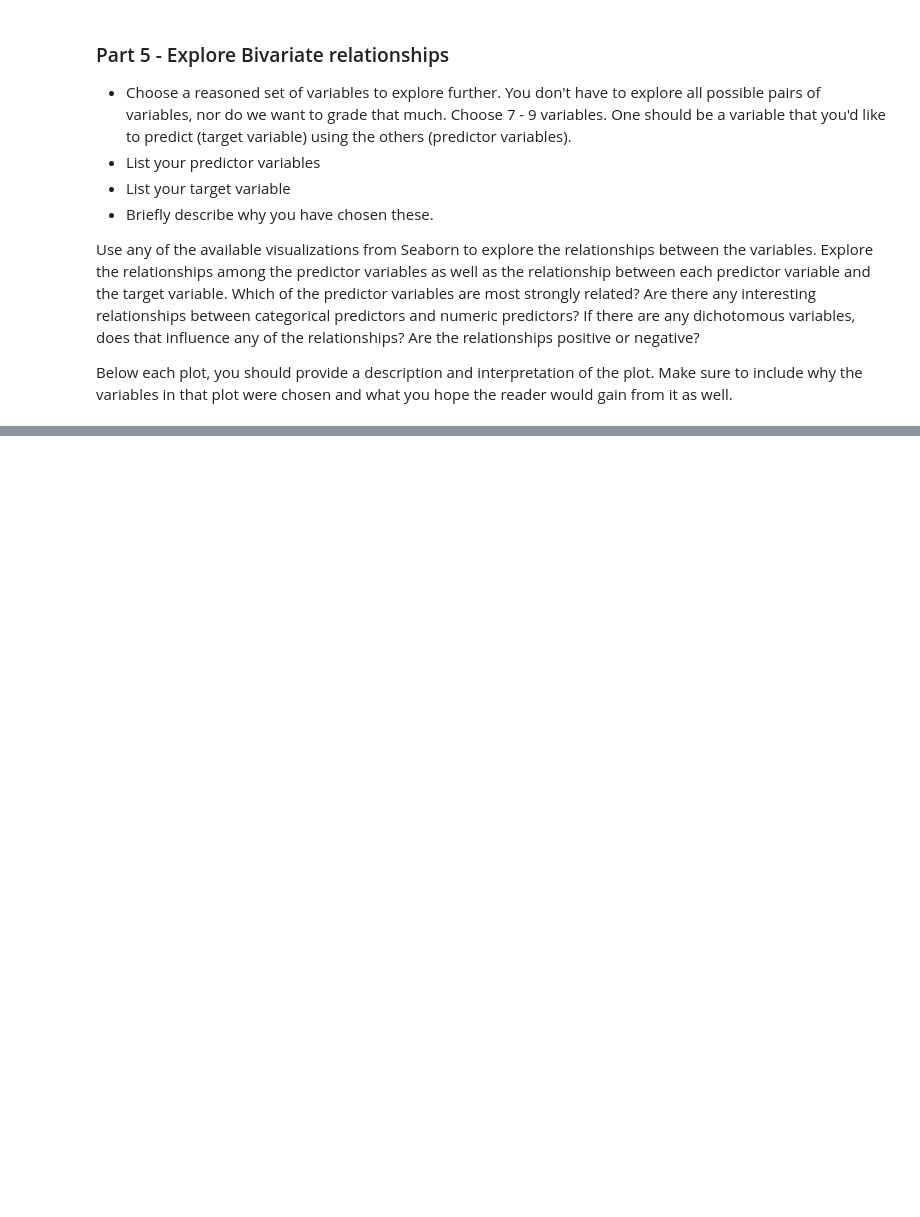
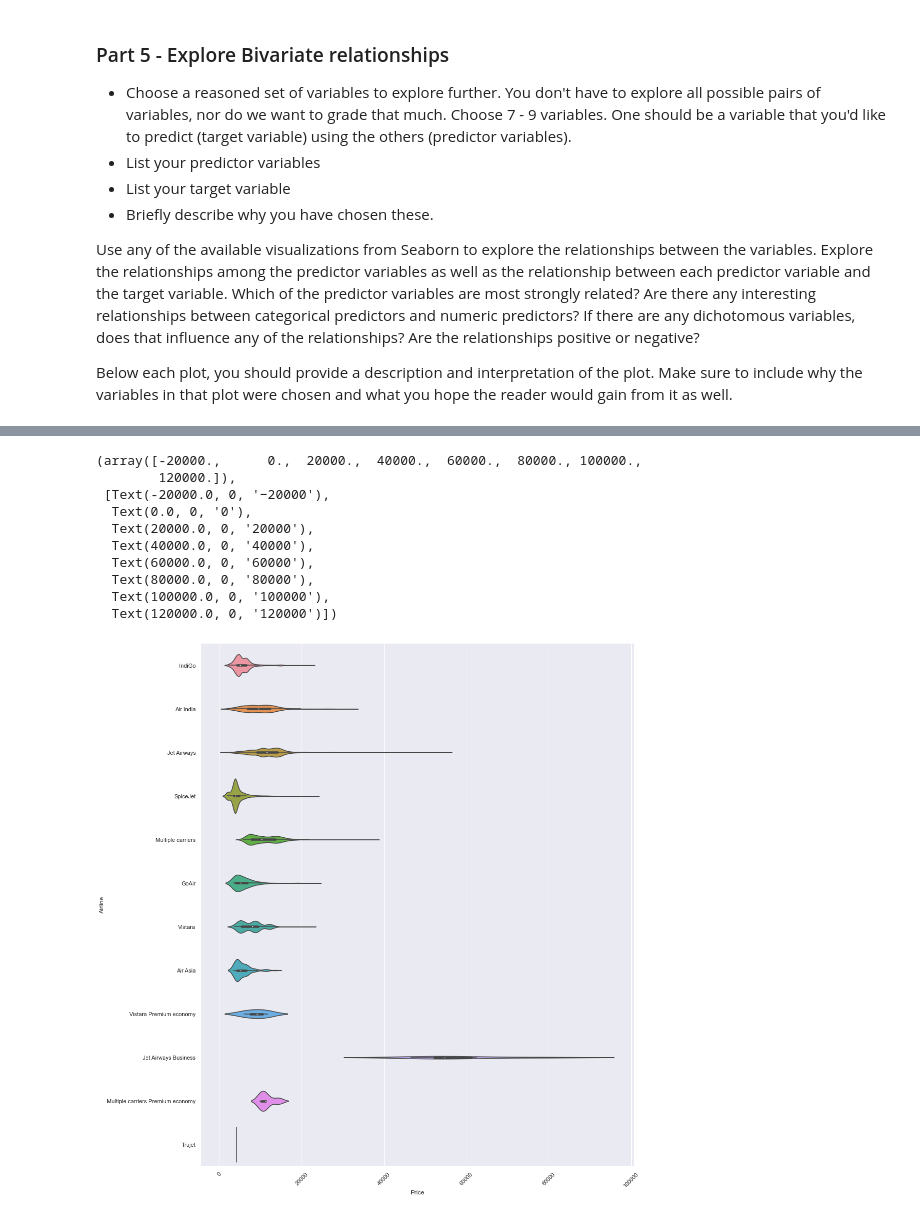
Before and after one commit to jcarballo1/CS7394_AppliedML, a Jupyter notebook: Project2/Project02_Revised.ipynb, the cells around one changed output, grey strips where cells are left out. Cells and saved outputs as stored; diff of their text form; code cells hidden in the pictures; blank space fills up the shorter version.

```diff
--- a/Project2/Project02_Revised.ipynb
+++ b/Project2/Project02_Revised.ipynb
@@ -131,0 +516,16 @@ Below each plot, you should provide a description and interpretation of the plot
+# %%
+sns.set(rc = {'figure.figsize':(10,7)})
+sns.catplot(x="Price", y="Airline", kind="violin", data=merged_data, height=15)
+plt.xticks(rotation=45)
+# %% [output]
+(array([-20000.,      0.,  20000.,  40000.,  60000.,  80000., 100000.,
+        120000.]),
+ [Text(-20000.0, 0, '−20000'),
+  Text(0.0, 0, '0'),
+  Text(20000.0, 0, '20000'),
+  Text(40000.0, 0, '40000'),
+  Text(60000.0, 0, '60000'),
+  Text(80000.0, 0, '80000'),
+  Text(100000.0, 0, '100000'),
+  Text(120000.0, 0, '120000')])
+[figure, added]
```
Also changed, not shown: parts of 63 cells of this notebook, 1 other file.
